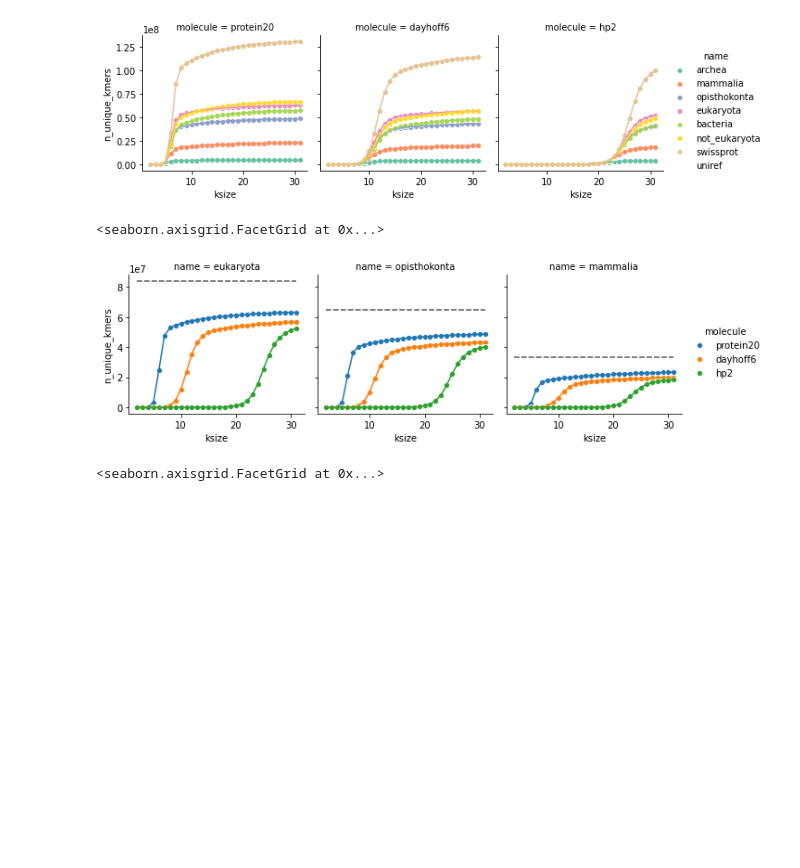
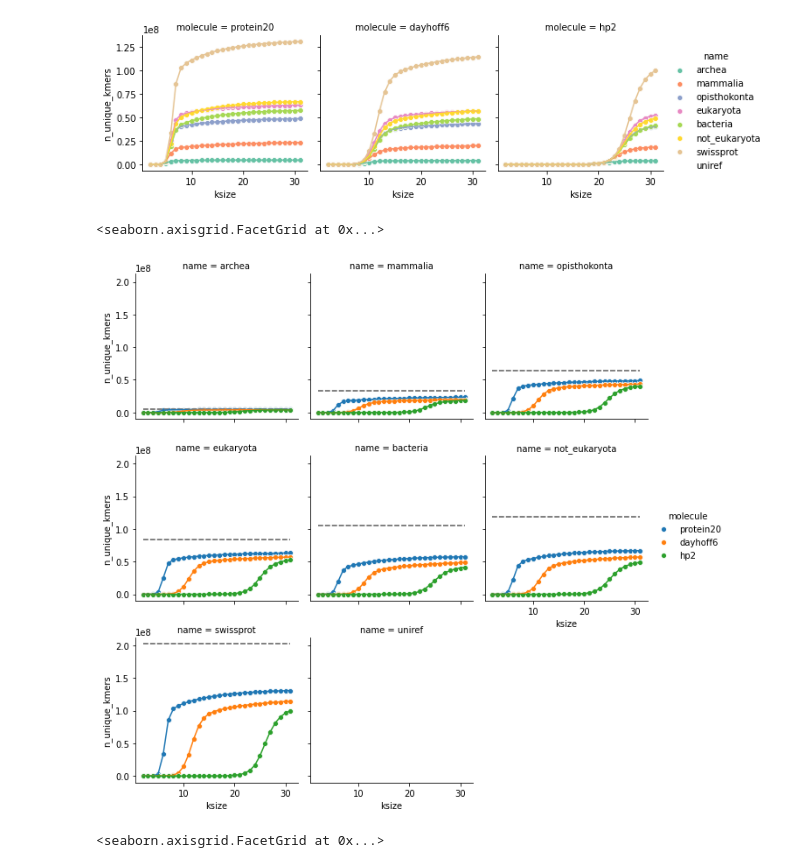
Before and after one commit to czbiohub-sf/scrnaseq-for-the-99-percent, a Jupyter notebook: notebooks/101_visualze_theoretical_vs_observed_kmers.ipynb, the cells around one changed output. Cells and saved outputs as stored; diff of their text form; code cells hidden in the pictures; blank space fills up the shorter version.

Commit message:
Remove uniref, update molecular order

```diff
--- a/notebooks/101_visualze_theoretical_vs_observed_kmers.ipynb
+++ b/notebooks/101_visualze_theoretical_vs_observed_kmers.ipynb
@@ -67,0 +66,5 @@ database_order = sequence_lengths.index
+# %%
+database_order = sequence_lengths.index.tolist()
+# Uniref is largest and last one
+database_order.pop(-1)
+database_order
@@ -235,11 +246,11 @@ ksize_vs_n_kmers(index_stats_lengths, palette='Set2', hue_order=database_order)
 # %%
 ksize_vs_n_kmers(index_stats_lengths, hue='molecule', col='name', y_line='n_residues',
                  col_wrap=3,
                  n_residues_kwargs=dict(color='grey'),
-                 col_order=['eukaryota', 'opisthokonta', 'mammalia'])
+                 col_order=database_order)
 # %% [output]
 <seaborn.axisgrid.FacetGrid at 0x...>
-[figure, old version]
+[figure, new version]
 # %%
 g = sns.FacetGrid(aspect=2, height=3,
             data=index_stats_lengths, hue='name', col='molecule', col_wrap=1)
```
Also changed, not shown: parts of 4 cells of this notebook.
